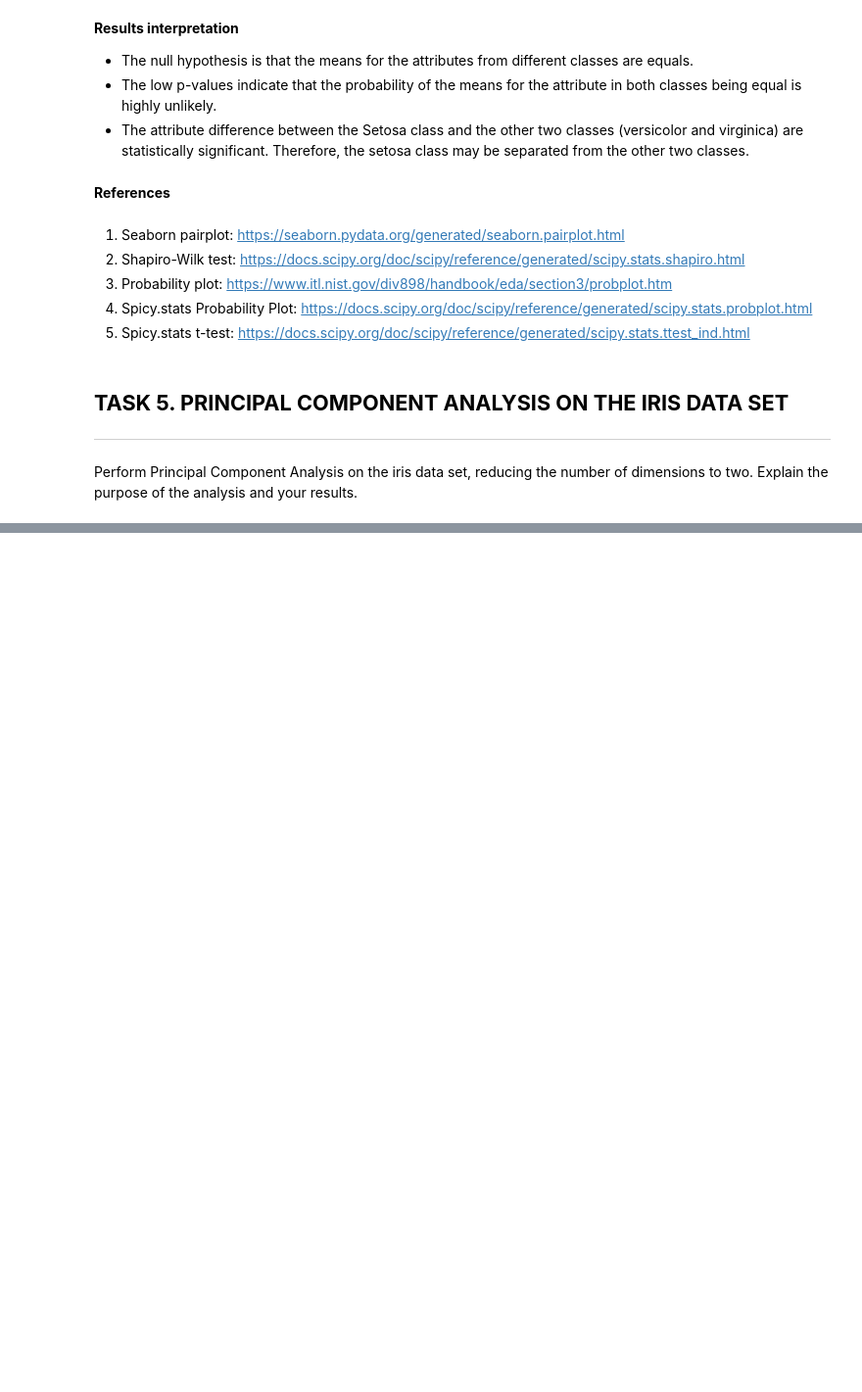
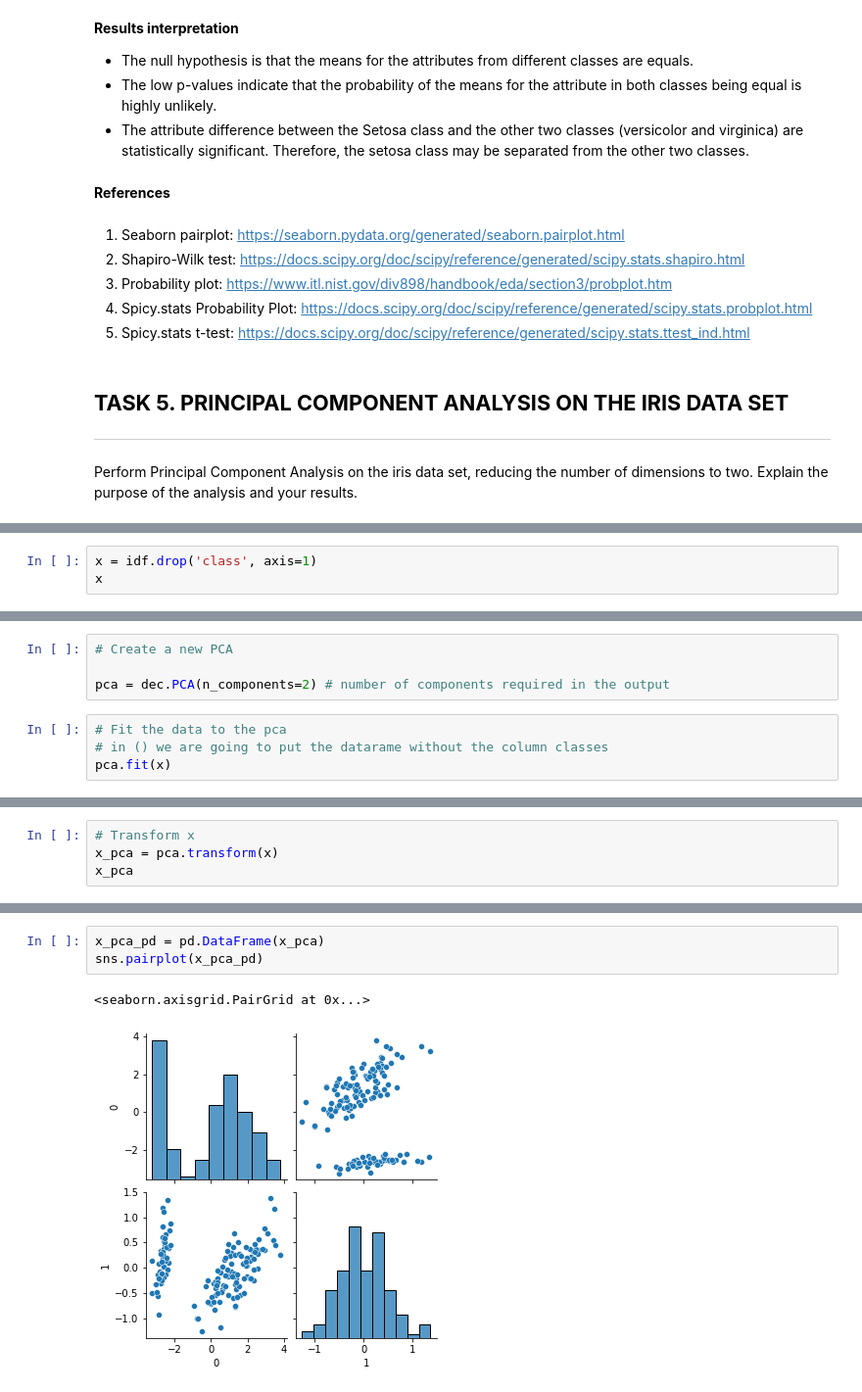
Before and after one commit to RobVergano/Machine-Learning, a Jupyter notebook: tasks.ipynb, the cells around one changed output, grey strips where cells are left out. Shown at 98% size. Cells and saved outputs as stored; diff of their text form; blank space fills up the shorter version.

```diff
--- a/tasks.ipynb
+++ b/tasks.ipynb
@@ -833,0 +862,3 @@ Perform Principal Component Analysis on the iris data set, reducing the number o
+# %%
+x = idf.drop('class', axis=1)
+x
@@ -833,0 +879,8 @@ Perform Principal Component Analysis on the iris data set, reducing the number o
+# %%
+# Create a new PCA
+
+pca = dec.PCA(n_components=2) # number of components required in the output
+# %%
+# Fit the data to the pca
+# in () we are going to put the datarame without the column classes
+pca.fit(x)
@@ -833,0 +894,4 @@ Perform Principal Component Analysis on the iris data set, reducing the number o
+# %%
+# Transform x
+x_pca = pca.transform(x)
+x_pca
@@ -833,0 +916,6 @@ Perform Principal Component Analysis on the iris data set, reducing the number o
+# %%
+x_pca_pd = pd.DataFrame(x_pca)
+sns.pairplot(x_pca_pd)
+# %% [output]
+<seaborn.axisgrid.PairGrid at 0x...>
+[figure, added]
```
Also changed, not shown: parts of 32 cells of this notebook.
